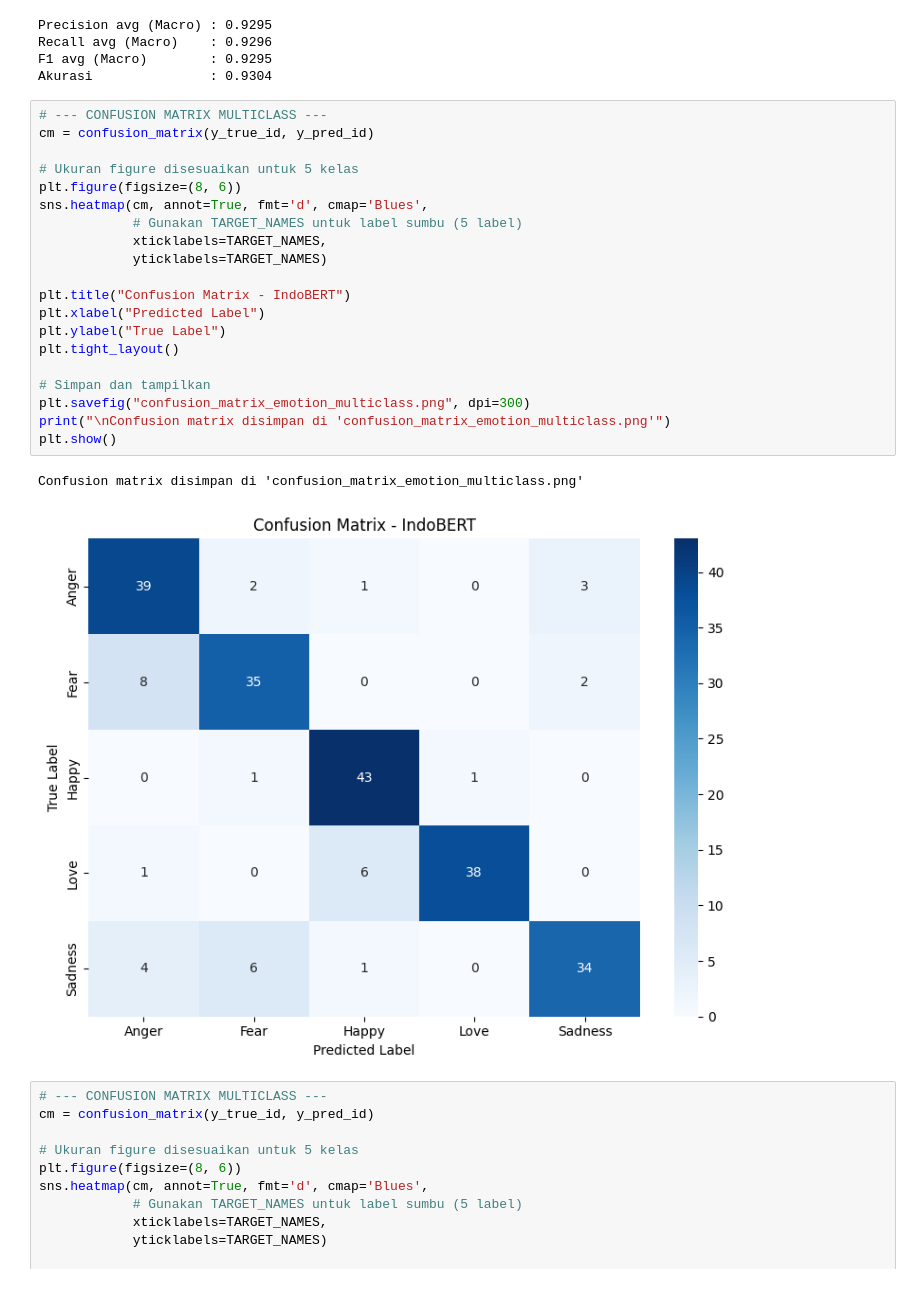
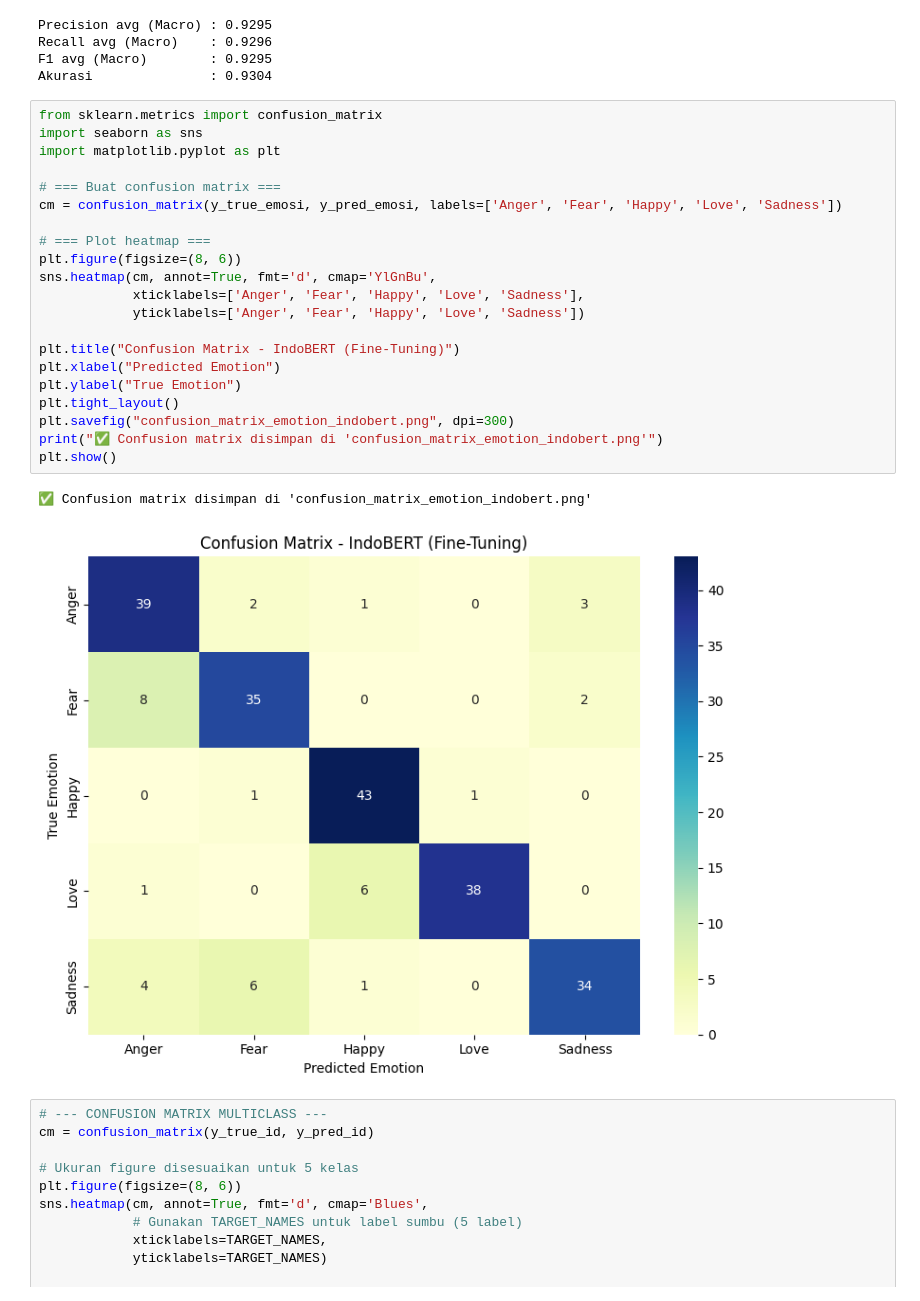
Before and after one commit to RasyadBima15/Multiclass-Emotion-Classification-on-Indonesian-Product-Reviews, a Jupyter notebook: indobenchmark_indobert-base-p1/test.ipynb, the cells around one changed output. Saved outputs shown, nothing was run; the diff lists cells and outputs as text.

```diff
--- a/indobenchmark_indobert-base-p1/test.ipynb
+++ b/indobenchmark_indobert-base-p1/test.ipynb
@@ -420,28 +420,29 @@ Recall avg (Macro)    : 0.9296
 F1 avg (Macro)        : 0.9295
 Akurasi               : 0.9304
 # %%
-# --- CONFUSION MATRIX MULTICLASS ---
-cm = confusion_matrix(y_true_id, y_pred_id)
+from sklearn.metrics import confusion_matrix
+import seaborn as sns
+import matplotlib.pyplot as plt
 
-# Ukuran figure disesuaikan untuk 5 kelas
+# === Buat confusion matrix ===
+cm = confusion_matrix(y_true_emosi, y_pred_emosi, labels=['Anger', 'Fear', 'Happy', 'Love', 'Sadness'])
+
+# === Plot heatmap ===
 plt.figure(figsize=(8, 6))
-sns.heatmap(cm, annot=True, fmt='d', cmap='Blues',
-            # Gunakan TARGET_NAMES untuk label sumbu (5 label)
-            xticklabels=TARGET_NAMES,
-            yticklabels=TARGET_NAMES)
+sns.heatmap(cm, annot=True, fmt='d', cmap='YlGnBu',
+            xticklabels=['Anger', 'Fear', 'Happy', 'Love', 'Sadness'],
+            yticklabels=['Anger', 'Fear', 'Happy', 'Love', 'Sadness'])
 
-plt.title("Confusion Matrix - IndoBERT")
-plt.xlabel("Predicted Label")
-plt.ylabel("True Label")
+plt.title("Confusion Matrix - IndoBERT (Fine-Tuning)")
+plt.xlabel("Predicted Emotion")
+plt.ylabel("True Emotion")
 plt.tight_layout()
-
-# Simpan dan tampilkan
-plt.savefig("confusion_matrix_emotion_multiclass.png", dpi=300)
-print("\nConfusion matrix disimpan di 'confusion_matrix_emotion_multiclass.png'")
+plt.savefig("confusion_matrix_emotion_indobert.png", dpi=300)
+print("✅ Confusion matrix disimpan di 'confusion_matrix_emotion_indobert.png'")
 plt.show()
 # %% [output]
-Confusion matrix disimpan di 'confusion_matrix_emotion_multiclass.png'
+✅ Confusion matrix disimpan di 'confusion_matrix_emotion_indobert.png'
-[figure, old version]
+[figure, new version]
 # %%
 # --- CONFUSION MATRIX MULTICLASS ---
 cm = confusion_matrix(y_true_id, y_pred_id)
```
Also changed, not shown: 21 other files.
